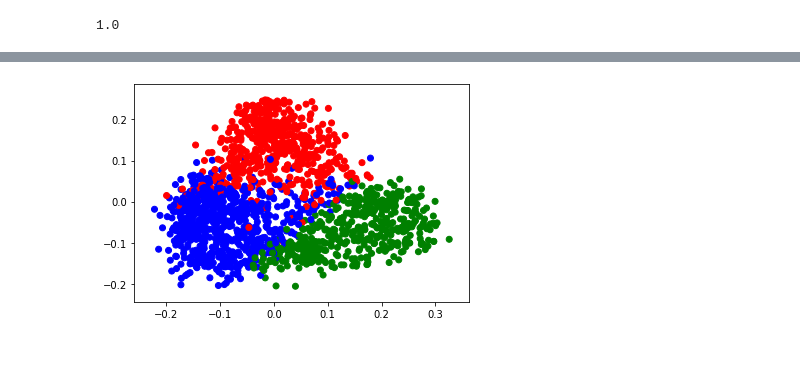
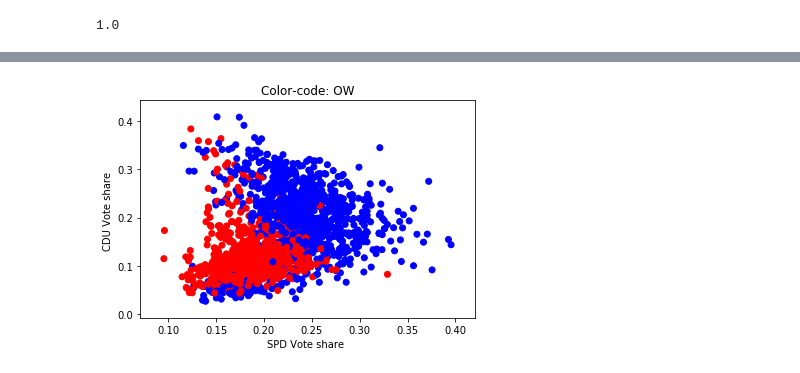
Before and after one commit to Blosberg/Berlin_voting_class, a Jupyter notebook: calculations/Berlin_votes_2015.ipynb, the cells around one changed output, grey strips where cells are left out. Saved outputs shown, nothing was run; the diff lists cells and outputs as text; code cells hidden in the pictures.

```diff
--- a/calculations/Berlin_votes_2015.ipynb
+++ b/calculations/Berlin_votes_2015.ipynb
@@ -241,6 +177,9 @@ plt.scatter( Data_urn_nparr_PCA[:, 0],
-# %%
-plt.scatter( Data_urn_nparr_PCA[:, 0],
-             Data_urn_nparr_PCA[:, 1],
-             c = Go20pc_OW_ccode );
-# %% [output]
-[figure, removed]
+# %%
+plt.scatter( Data_urn_nparr[:, 0],
+             Data_urn_nparr[:, 1],
+             c= OW_ccode );
+dummy = plt.xlabel( major_parties[0] + " Vote share " )
+dummy = plt.ylabel( major_parties[1] + " Vote share " )
+dummy = plt.title("Color-code: OW")
+# %% [output]
+[figure, added]
```
Also changed, not shown: parts of 40 cells of this notebook.
